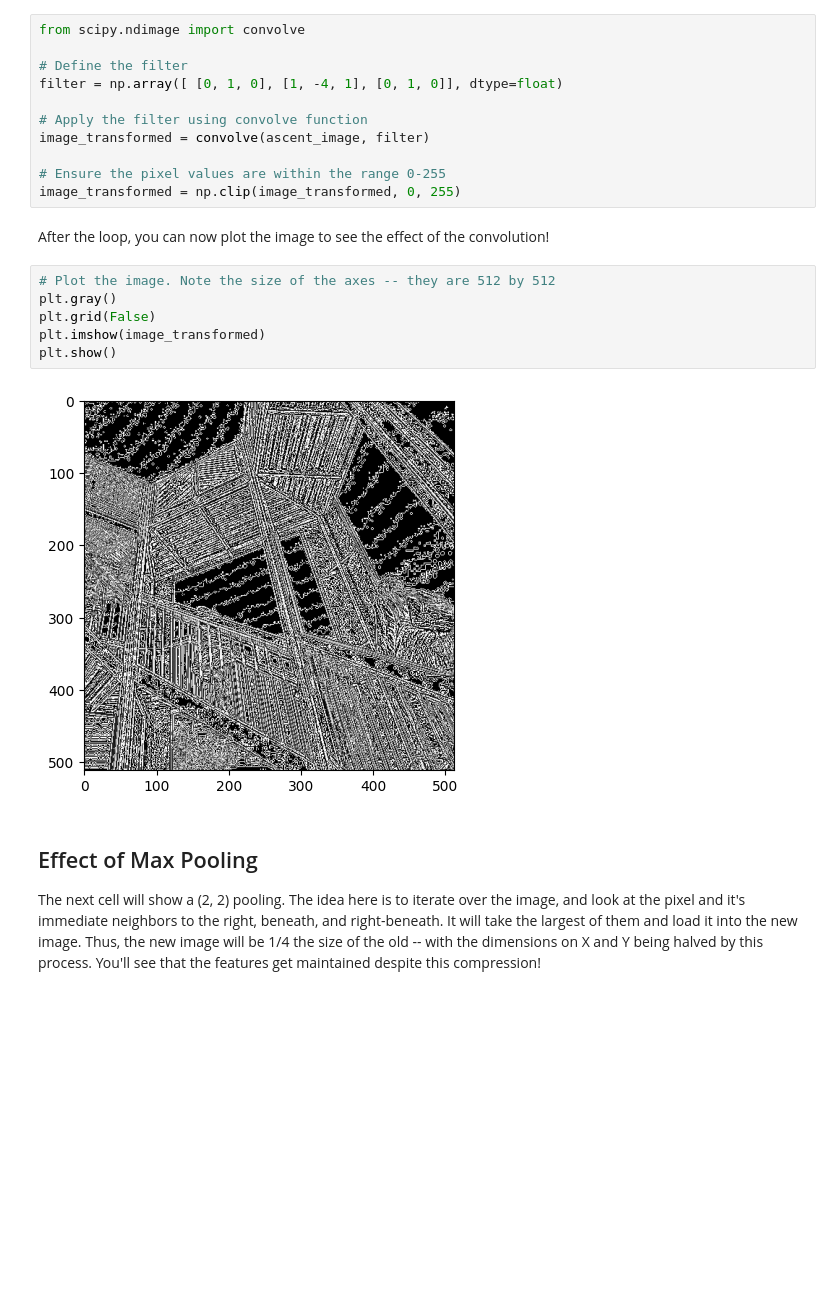
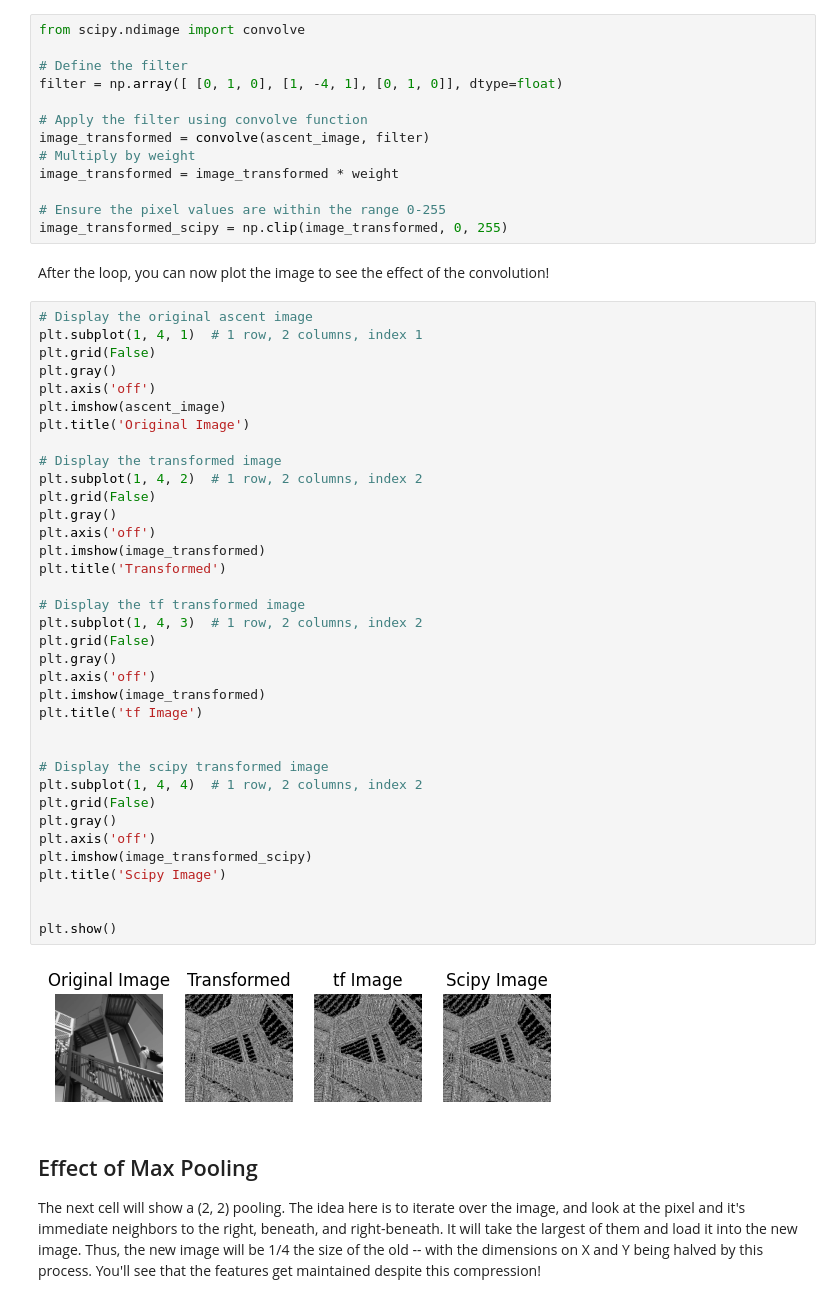
Before and after one commit to riogesulgon/machine-learning-exercises, a Jupyter notebook: C1_W3_Lab_2_exploring_convolutions.ipynb, the cells around one changed output. Cells and saved outputs as stored; diff of their text form; blank space fills up the shorter version.

Commit message:
Added methods for doing convolutions in tensorflow and scipy

```diff
--- a/C1_W3_Lab_2_exploring_convolutions.ipynb
+++ b/C1_W3_Lab_2_exploring_convolutions.ipynb
@@ -122,19 +120,51 @@ filter = np.array([ [0, 1, 0], [1, -4, 1], [0, 1, 0]], dtype=float)
 
 # Apply the filter using convolve function
 image_transformed = convolve(ascent_image, filter)
+# Multiply by weight
+image_transformed = image_transformed * weight
 
 # Ensure the pixel values are within the range 0-255
-image_transformed = np.clip(image_transformed, 0, 255)
+image_transformed_scipy = np.clip(image_transformed, 0, 255)
 # %% [markdown]
 After the loop, you can now plot the image to see the effect of the convolution!
-# %%
-# Plot the image. Note the size of the axes -- they are 512 by 512
-plt.gray()
-plt.grid(False)
-plt.imshow(image_transformed)
-plt.show()
-# %% [output]
-[figure, removed]
+# %%
+# Display the original ascent image
+plt.subplot(1, 4, 1)  # 1 row, 2 columns, index 1
+plt.grid(False)
+plt.gray()
+plt.axis('off')
+plt.imshow(ascent_image)
+plt.title('Original Image')
+
+# Display the transformed image
+plt.subplot(1, 4, 2)  # 1 row, 2 columns, index 2
+plt.grid(False)
+plt.gray()
+plt.axis('off')
+plt.imshow(image_transformed)
+plt.title('Transformed')
+
+# Display the tf transformed image
+plt.subplot(1, 4, 3)  # 1 row, 2 columns, index 2
+plt.grid(False)
+plt.gray()
+plt.axis('off')
+plt.imshow(image_transformed)
+plt.title('tf Image')
+
+
+# Display the scipy transformed image
+plt.subplot(1, 4, 4)  # 1 row, 2 columns, index 2
+plt.grid(False)
+plt.gray()
+plt.axis('off')
+plt.imshow(image_transformed_scipy)
+plt.title('Scipy Image')
+
+
+plt.show()
+# %% [output]
+[figure, added]
 # %% [markdown]
 ## Effect of Max Pooling
 
```
Also changed, not shown: parts of 3 cells of this notebook.
